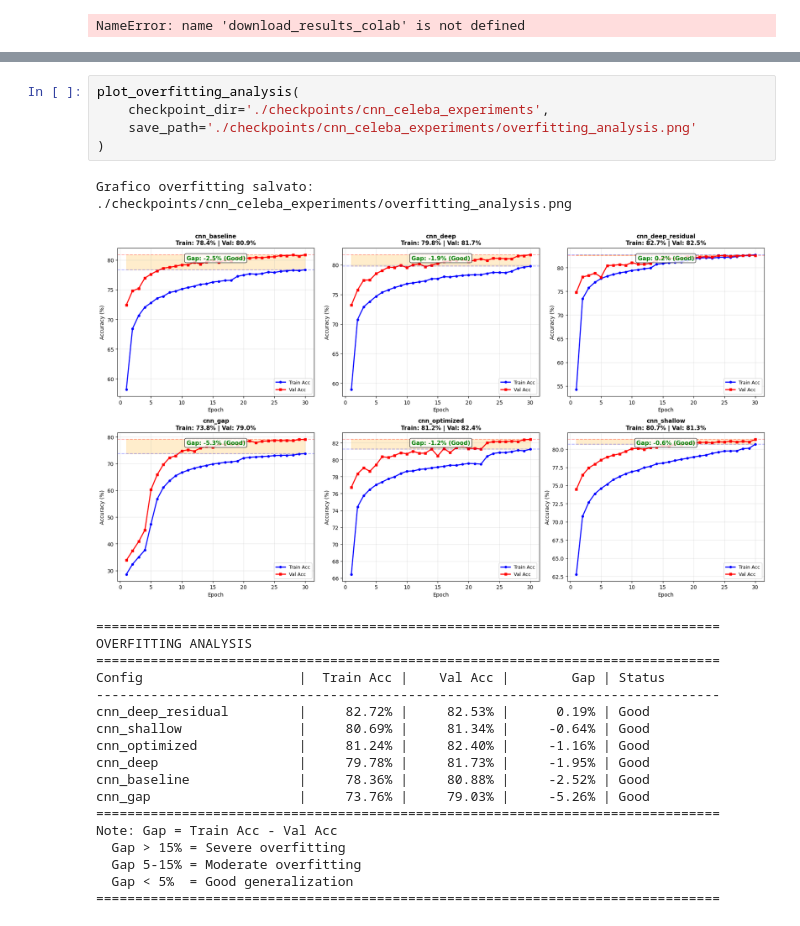
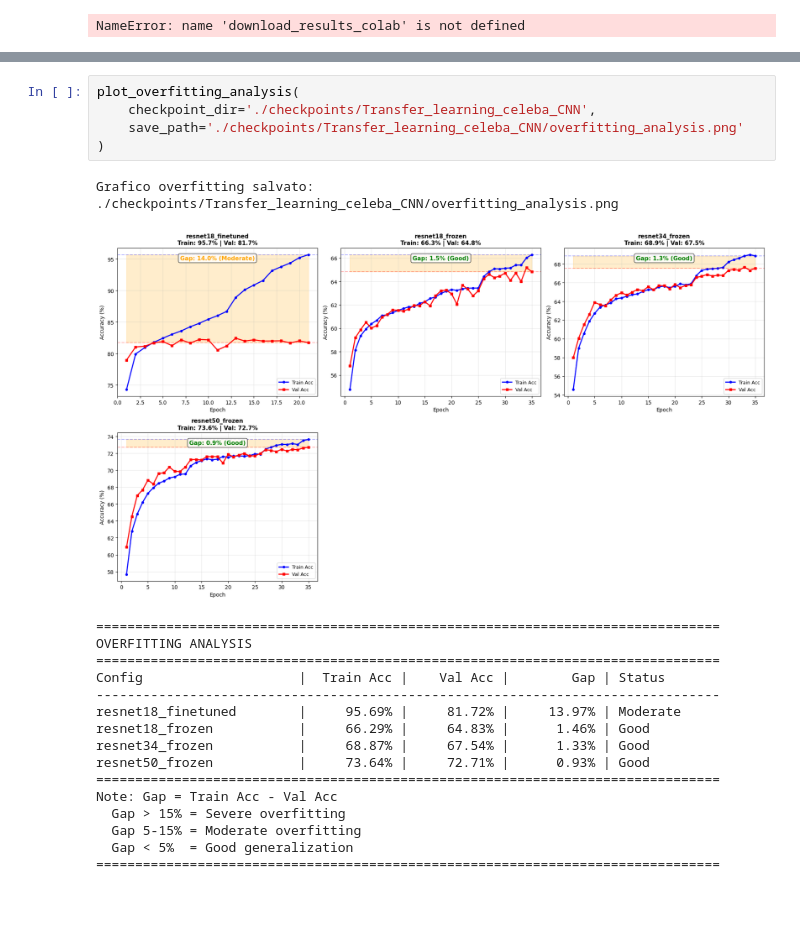
Before and after one commit to Moryuss/Progetto_DeepLearning_e_architetture_di_Reti_Neurali, a Jupyter notebook: Colabs/TransferLearning_FaceRecognition.ipynb, the cells around one changed output, grey strips where cells are left out. Drawn from its saved outputs; the diff is of its cells as text.

```diff
--- a/Colabs/TransferLearning_FaceRecognition.ipynb
+++ b/Colabs/TransferLearning_FaceRecognition.ipynb
@@ -2530,22 +2612,20 @@ Best Model: cnn_deep_residual with 82.65% accuracy
 # %%
 plot_overfitting_analysis(
-    checkpoint_dir='./checkpoints/cnn_celeba_experiments',
-    save_path='./checkpoints/cnn_celeba_experiments/overfitting_analysis.png'
+    checkpoint_dir='./checkpoints/Transfer_learning_celeba_CNN',
+    save_path='./checkpoints/Transfer_learning_celeba_CNN/overfitting_analysis.png'
 )
 # %% [output]
-Grafico overfitting salvato: ./checkpoints/cnn_celeba_experiments/overfitting_analysis.png
+Grafico overfitting salvato: ./checkpoints/Transfer_learning_celeba_CNN/overfitting_analysis.png
-[figure, old version]
+[figure, new version]
 ================================================================================
 OVERFITTING ANALYSIS
 ================================================================================
 Config                    |  Train Acc |    Val Acc |        Gap | Status
 --------------------------------------------------------------------------------
-cnn_deep_residual         |     82.72% |     82.53% |      0.19% | Good
-cnn_shallow               |     80.69% |     81.34% |     -0.64% | Good
-cnn_optimized             |     81.24% |     82.40% |     -1.16% | Good
-cnn_deep                  |     79.78% |     81.73% |     -1.95% | Good
-cnn_baseline              |     78.36% |     80.88% |     -2.52% | Good
-cnn_gap                   |     73.76% |     79.03% |     -5.26% | Good
+resnet18_finetuned        |     95.69% |     81.72% |     13.97% | Moderate
+resnet18_frozen           |     66.29% |     64.83% |      1.46% | Good
+resnet34_frozen           |     68.87% |     67.54% |      1.33% | Good
+resnet50_frozen           |     73.64% |     72.71% |      0.93% | Good
 ================================================================================
 Note: Gap = Train Acc - Val Acc
   Gap > 15% = Severe overfitting
```
Also changed, not shown: parts of 7 cells of this notebook.
